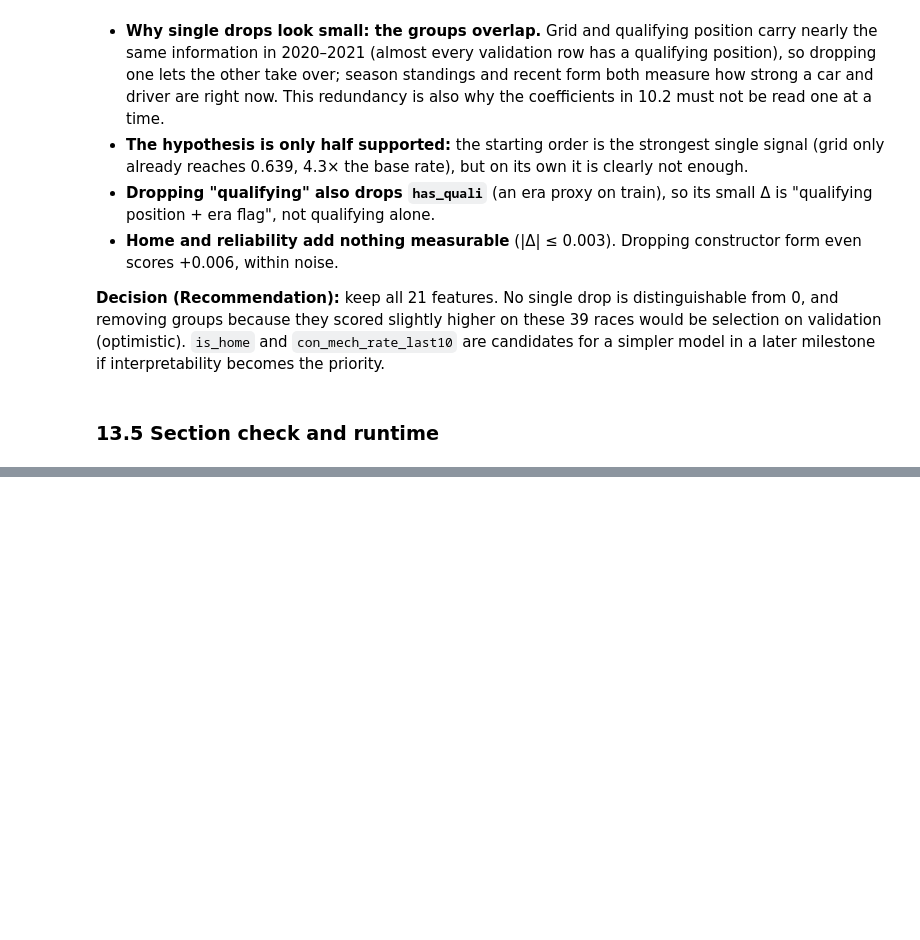
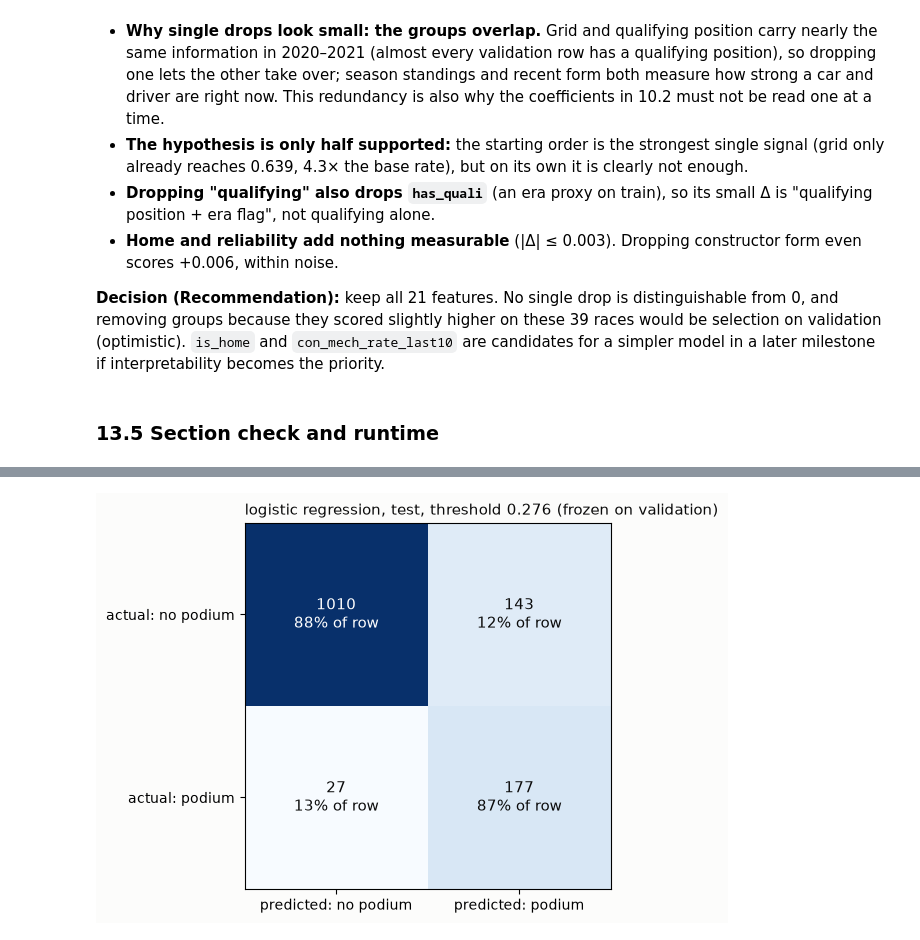
Before and after one commit to YShimy/f1-podium, a Jupyter notebook: notebooks/milestone1.ipynb, the cells around one changed output, grey strips where cells are left out. Drawn from its saved outputs; the diff is of its cells as text; code cells hidden in the pictures; blank space fills up the shorter version.

```diff
--- a/notebooks/milestone1.ipynb
+++ b/notebooks/milestone1.ipynb
@@ -4304,0 +4535,16 @@ which has not been run.
+# %%
+r = test_recs[selected]
+cm = np.array([[r["tn"], r["fp"]], [r["fn"], r["tp"]]])
+fig, ax = plt.subplots(figsize=(5.2, 4.4), facecolor=plots.SURFACE)
+ax.imshow(cm, cmap="Blues")
+for (i, j), v in np.ndenumerate(cm):
+    ax.text(j, i, f"{v}\n{v / cm[i].sum():.0%} of row", ha="center", va="center", fontsize=11,
+            color="white" if v > cm.max() / 2 else plots.INK)
+ax.set_xticks([0, 1], ["predicted: no podium", "predicted: podium"])
+ax.set_yticks([0, 1], ["actual: no podium", "actual: podium"])
+ax.set_title(f"{selected}, test, threshold {cmp_all.loc[selected, 'threshold']:.3f} (frozen on validation)",
+             loc="left", fontsize=11, color=plots.INK)
+fig.tight_layout()
+plt.show()
+# %% [output]
+[figure, added]
```
Also changed, not shown: parts of 18 cells of this notebook, 2 other files.
